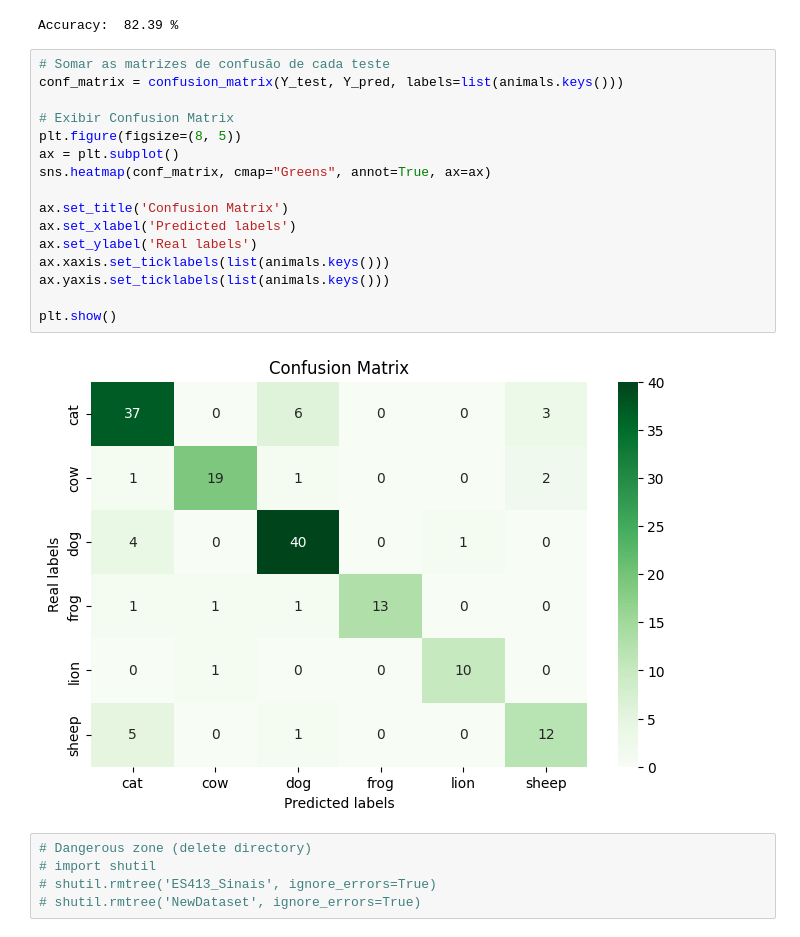
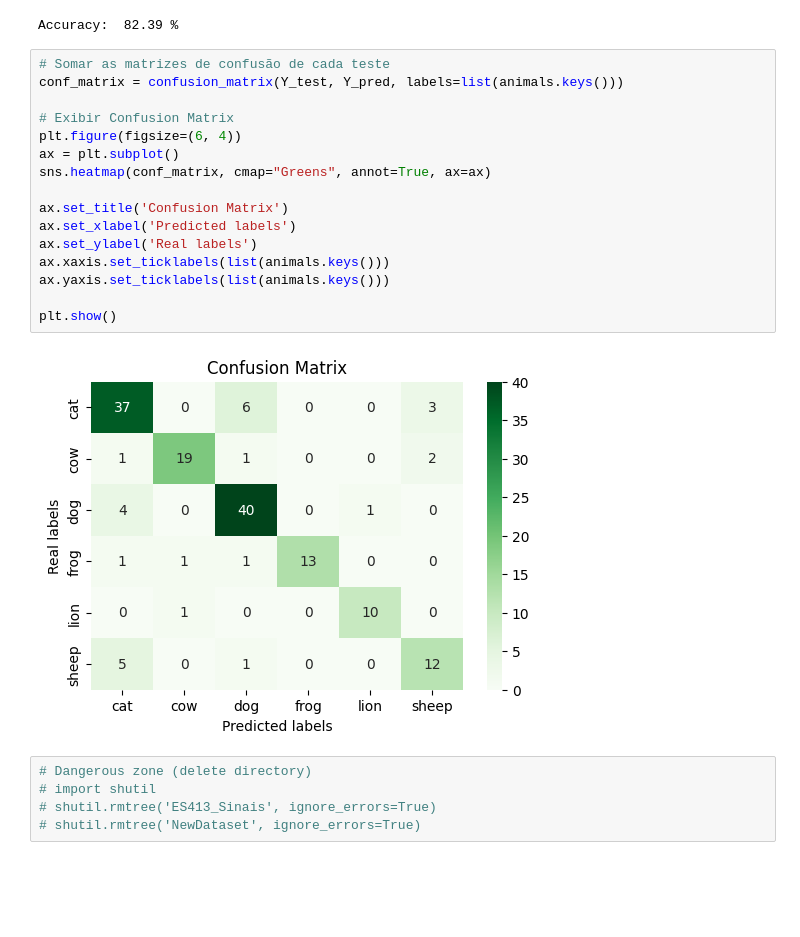
Before and after one commit to ribeirowski/ES413_Sinais, a Jupyter notebook: projeto_sinais.ipynb, the cells around one changed output. Cells and saved outputs as stored; diff of their text form; blank space fills up the shorter version.

```diff
--- a/projeto_sinais.ipynb
+++ b/projeto_sinais.ipynb
@@ -391,21 +385,21 @@ Accuracy:  82.39 %
 # %%
 # Somar as matrizes de confusão de cada teste
 conf_matrix = confusion_matrix(Y_test, Y_pred, labels=list(animals.keys()))
 
 # Exibir Confusion Matrix
-plt.figure(figsize=(8, 5))
+plt.figure(figsize=(6, 4))
 ax = plt.subplot()
 sns.heatmap(conf_matrix, cmap="Greens", annot=True, ax=ax)
 
 ax.set_title('Confusion Matrix')
 ax.set_xlabel('Predicted labels')
 ax.set_ylabel('Real labels')
 ax.xaxis.set_ticklabels(list(animals.keys()))
 ax.yaxis.set_ticklabels(list(animals.keys()))
 
 plt.show()
 # %% [output]
-[figure, old version]
+[figure, new version]
 # %%
 # Dangerous zone (delete directory)
 # import shutil
```
Also changed, not shown: parts of 3 cells of this notebook.
